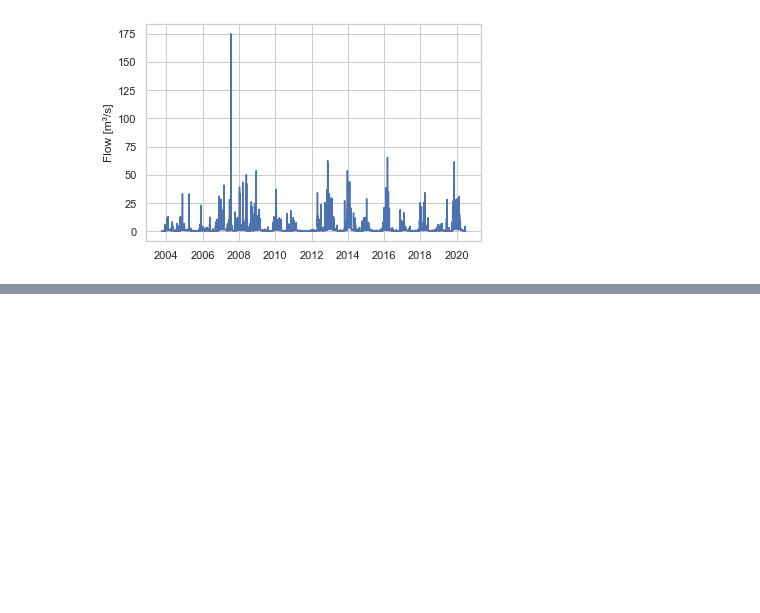
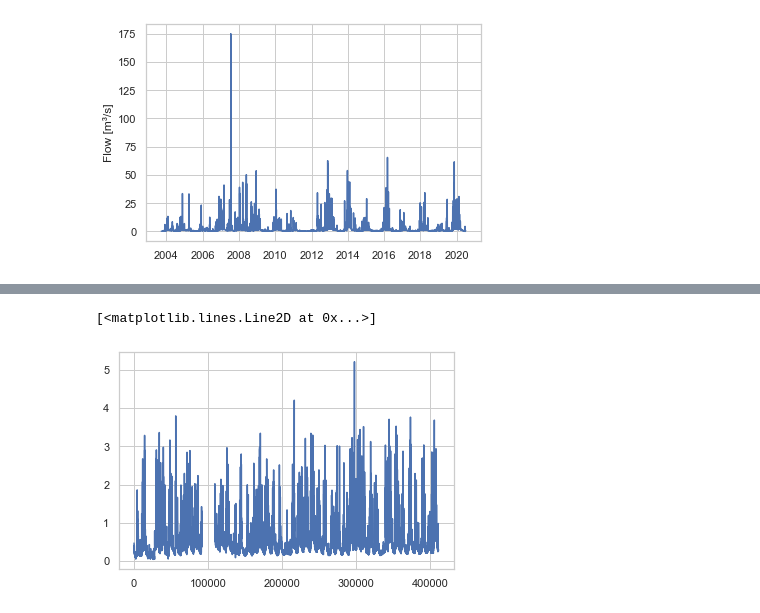
Before and after one commit to ai4er-cdt/flood_risk_shipston, a Jupyter notebook: notebooks/sdat_extremes_thresholdmodelling.ipynb, the cells around one changed output, grey strips where cells are left out. Drawn from its saved outputs; the diff is of its cells as text; code cells hidden in the pictures; blank space fills up the shorter version.

```diff
--- a/notebooks/sdat_extremes_thresholdmodelling.ipynb
+++ b/notebooks/sdat_extremes_thresholdmodelling.ipynb
@@ -388,0 +444,5 @@ plt.ylabel('Precipitation [mm]')
+# %%
+plt.plot(stage60_filtered['Stage [m]'])
+# %% [output]
+[<matplotlib.lines.Line2D at 0x...>]
+[figure, added]
```
Also changed, not shown: parts of 11 cells of this notebook, 3 other files.
